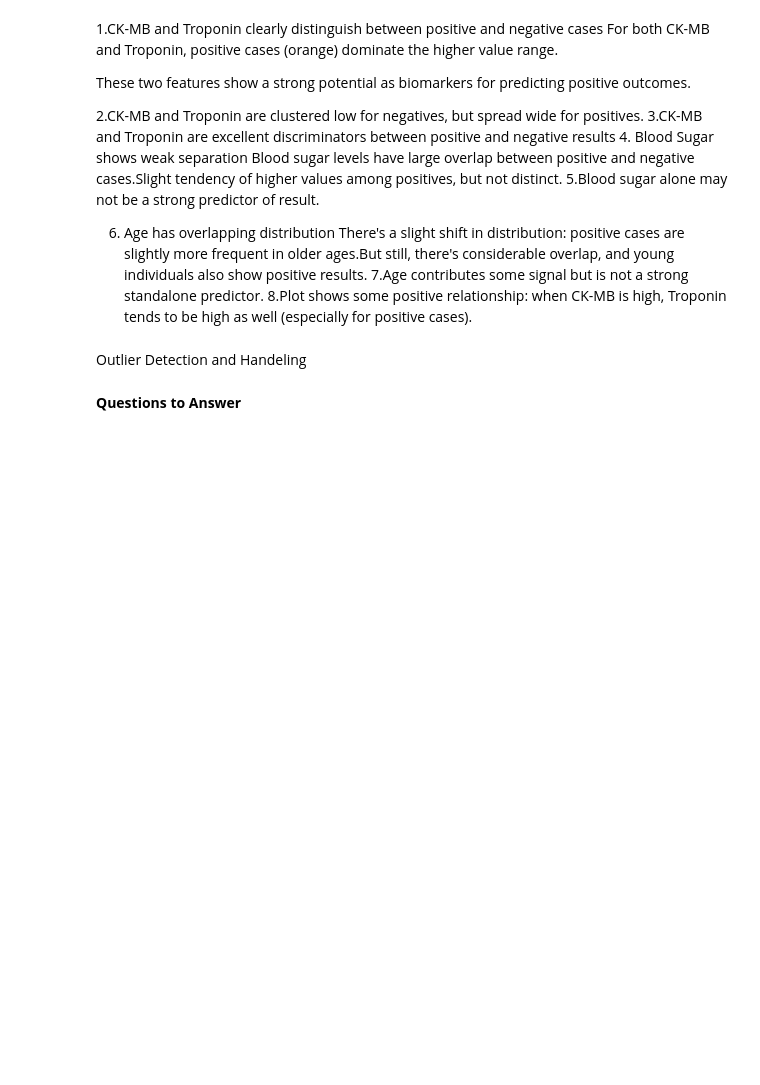
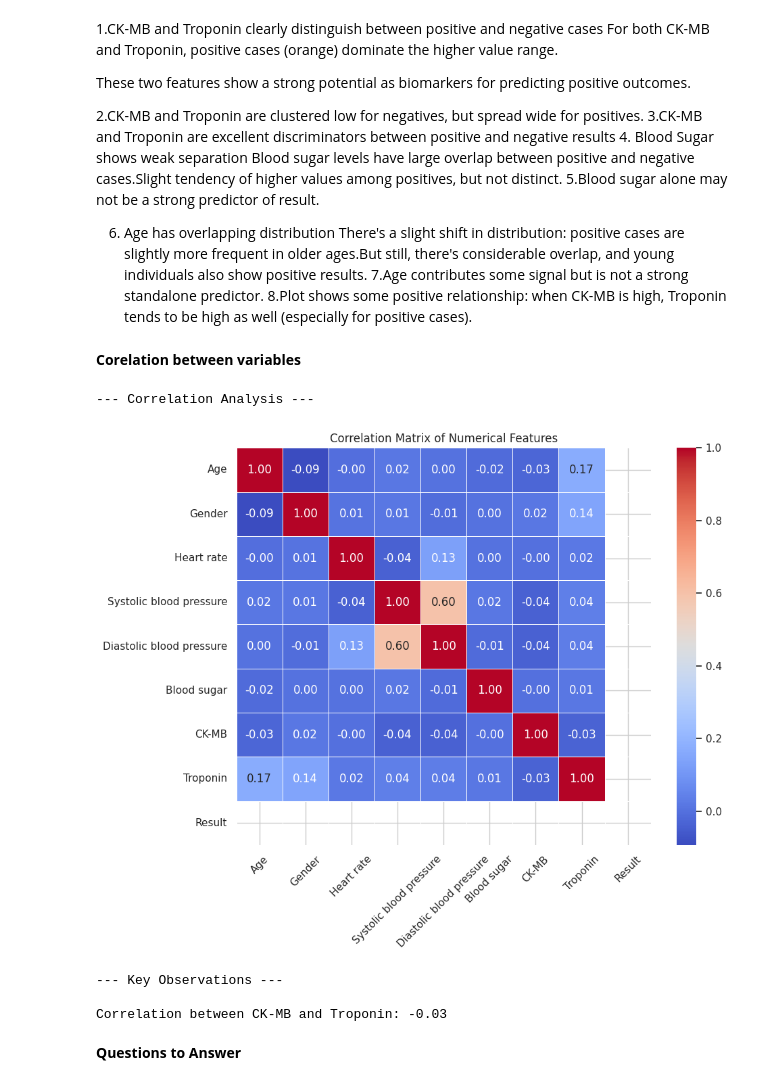
Before and after one commit to Madhulik123/Data-Analysis-project, a Jupyter notebook: heart.ipynb, the cells around one changed output. Drawn from its saved outputs; the diff is of its cells as text; code cells hidden in the pictures; blank space fills up the shorter version.

```diff
--- a/heart.ipynb
+++ b/heart.ipynb
@@ -229,8 +275,44 @@ Blood sugar levels have large overlap between positive and negative cases.Slight
 There's a slight shift in distribution: positive cases are slightly more frequent in older ages.But still, there's considerable overlap, and young individuals also show positive results.
 7.Age contributes some signal but is not a strong standalone predictor.
 8.Plot shows some positive relationship: when CK-MB is high, Troponin tends to be high as well (especially for positive cases).
-# %% [markdown]
-Outlier Detection and Handeling
+# %% [markdown]
+**Corelation between variables**
+# %%
+import seaborn as sns
+import matplotlib.pyplot as plt
+
+print("\n--- Correlation Analysis ---")
+
+# Use only numerical columns (exclude 'Result' if it's non-numeric)
+numeric_cols = df.select_dtypes(include='number').columns.tolist()
+
+# Compute correlation matrix
+corr_matrix = df[numeric_cols].corr()
+
+# Plot heatmap
+plt.figure(figsize=(10, 8))
+sns.heatmap(corr_matrix, annot=True, fmt=".2f", cmap='coolwarm', linewidths=0.5)
+plt.title("Correlation Matrix of Numerical Features")
+plt.xticks(rotation=45)
+plt.yticks(rotation=0)
+plt.tight_layout()
+plt.show()
+
+# Key interpretation points
+print("\n--- Key Observations ---")
+if 'Result_Encoded' in corr_matrix.columns:
+    print("\nTop features correlated with 'Result_Encoded':")
+    print(corr_matrix['Result_Encoded'].drop('Result_Encoded').sort_values(key=abs, ascending=False))
+
+if 'CK-MB' in corr_matrix.columns and 'Troponin' in corr_matrix.columns:
+    ck_trop_corr = corr_matrix.loc['CK-MB', 'Troponin']
+    print(f"\nCorrelation between CK-MB and Troponin: {ck_trop_corr:.2f}")
+# %% [output]
+--- Correlation Analysis ---
+[figure, added]
+--- Key Observations ---
+
+Correlation between CK-MB and Troponin: -0.03
 # %% [markdown]
 **Questions to Answer**
 # %%
```
Also changed, not shown: parts of 2 cells of this notebook.
